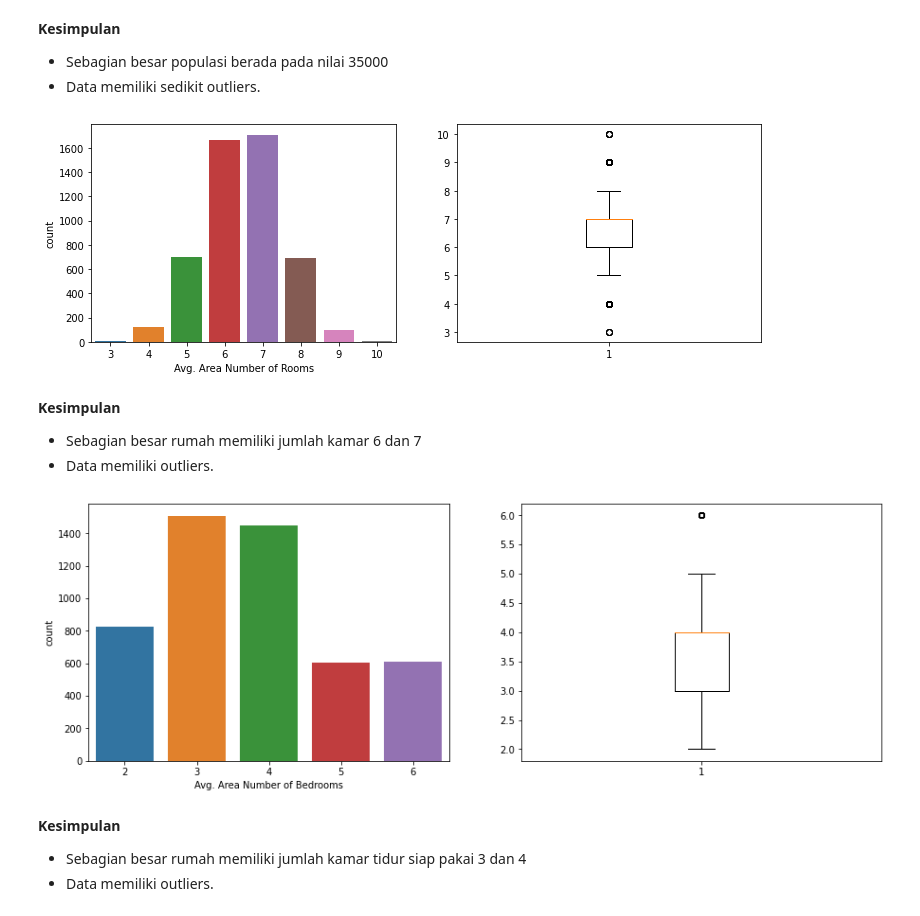
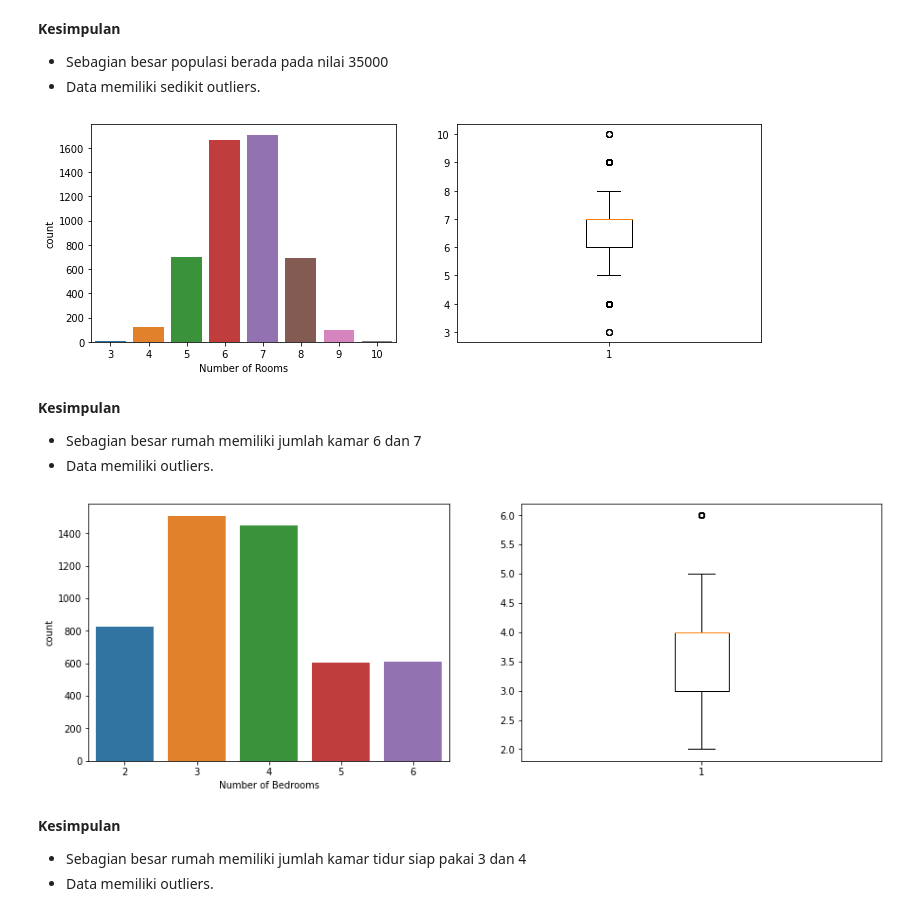
Before and after one commit to happyta30/Projek-Akhir, a Jupyter notebook: model_development/Pred_Home_Price.ipynb, the cells around one changed output. Drawn from its saved outputs; the diff is of its cells as text; code cells hidden in the pictures.

```diff
--- a/model_development/Pred_Home_Price.ipynb
+++ b/model_development/Pred_Home_Price.ipynb
@@ -12,7 +12,6 @@ warnings.filterwarnings("ignore")
 # %% [markdown]
 # Import Dataset
 # %%
-df = pd.read_csv('USA_Housing.csv')
-df.drop('Unnamed: 0', axis=1, inplace=True)
+df = pd.read_csv('/content/USA_HOUSING.csv')
 df.head()
 # %% [output]
@@ -95,8 +100,8 @@ df.describe()
 # %%
 # Merubah tipe data kolom Rooms, Bedrooms, population dari float menjadi int
 
-df["Avg. Area Number of Rooms"] = df["Avg. Area Number of Rooms"].astype("int")
-df["Avg. Area Number of Bedrooms"] = df["Avg. Area Number of Bedrooms"].astype("int")
+df["Number of Rooms"] = df["Number of Rooms"].astype("int")
+df["Number of Bedrooms"] = df["Number of Bedrooms"].astype("int")
 df["Area Population"] = df["Area Population"].astype("int")
 # %%
 # Hasil update dataset
@@ -219,36 +223,36 @@ plt.show()
 * Sebagian besar populasi berada pada nilai 35000
 * Data memiliki sedikit outliers.
 # %%
-# Melihat distribusi dari Avg. Area Number of Rooms
+# Melihat distribusi dari Number of Rooms
 
 f = plt.figure(figsize=(12,4))
 
 f.add_subplot(1,2,1)
-sns.countplot(df['Avg. Area Number of Rooms'])
+sns.countplot(df['Number of Rooms'])
 
 f.add_subplot(1,2,2)
-plt.boxplot(df['Avg. Area Number of Rooms'])
+plt.boxplot(df['Number of Rooms'])
 plt.show()
 # %% [output]
-[figure, old version]
+[figure, new version]
 # %% [markdown]
 **Kesimpulan**
 
 * Sebagian besar rumah memiliki jumlah kamar 6 dan 7
 * Data memiliki outliers.
 # %%
-# Melihat distribusi dari Avg. Area Number of Bedrooms
+# Melihat distribusi dari Number of Bedrooms
 
 f = plt.figure(figsize=(15,5))
 
 f.add_subplot(1,2,1)
-sns.countplot(df['Avg. Area Number of Bedrooms'])
+sns.countplot(df['Number of Bedrooms'])
 
 f.add_subplot(1,2,2)
-plt.boxplot(df['Avg. Area Number of Bedrooms'])
+plt.boxplot(df['Number of Bedrooms'])
 plt.show()
 # %% [output]
-[figure, old version]
+[figure, new version]
 # %% [markdown]
 **Kesimpulan**
 
```
Also changed, not shown: parts of 36 cells of this notebook, 6 other files.
